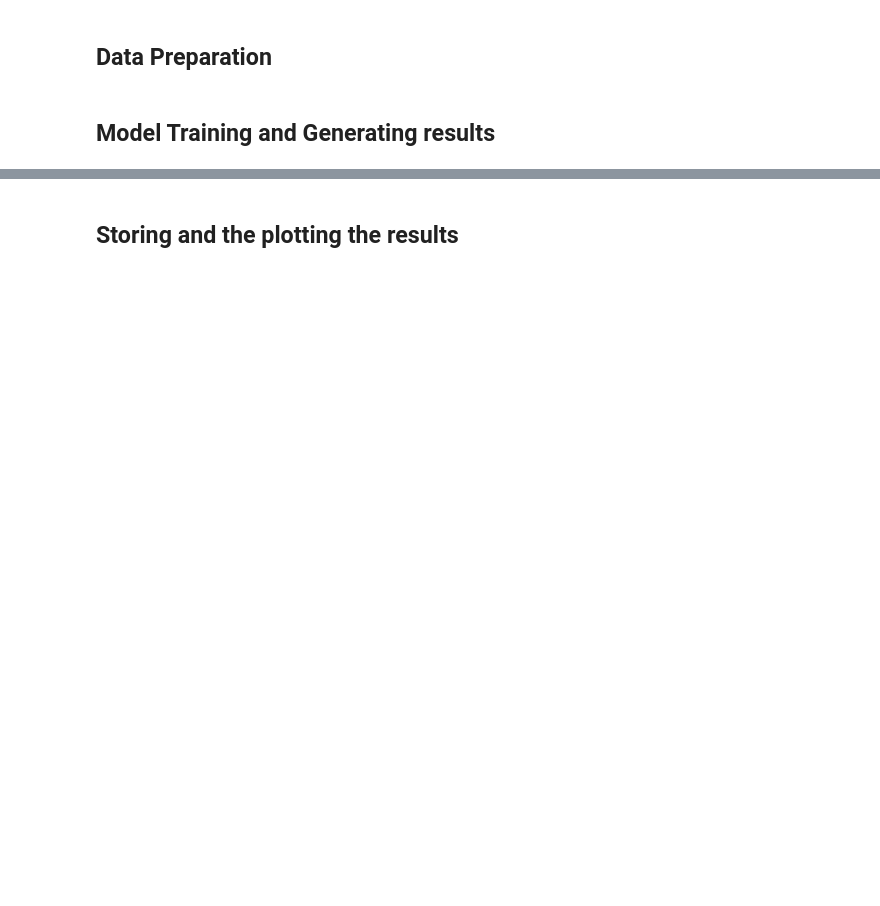
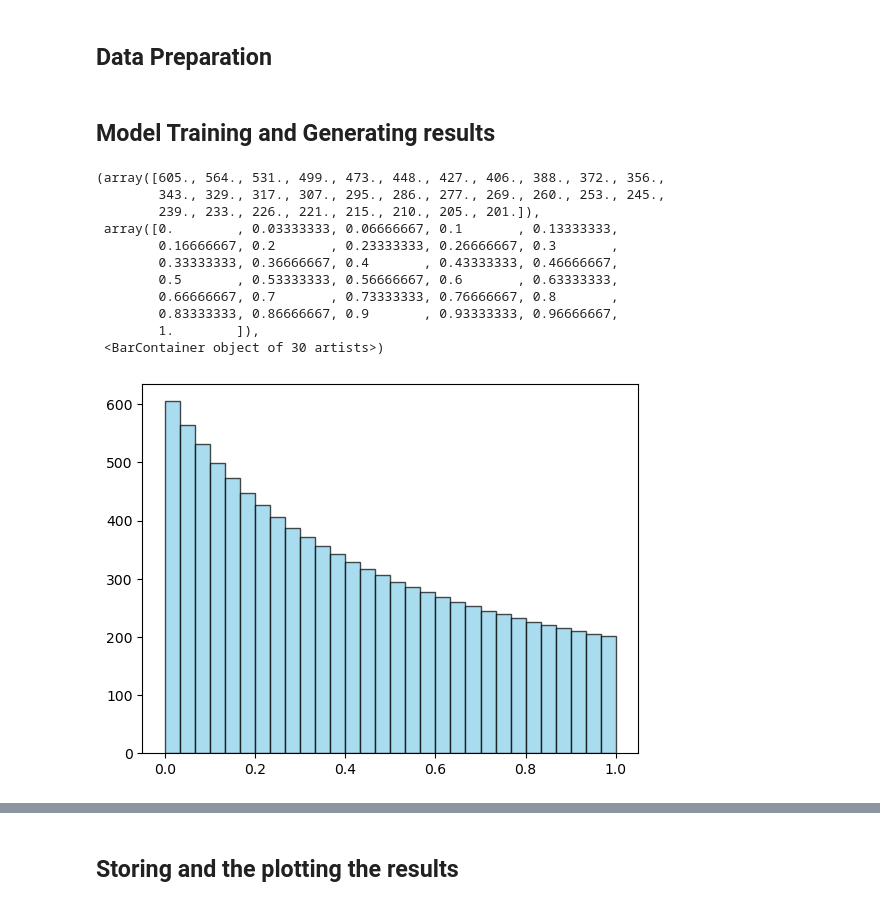
Before and after one commit to AdiistheGoat/LogisticRegressionBaseline, a Jupyter notebook: test.ipynb, the cells around one changed output, grey strips where cells are left out. Saved outputs shown, nothing was run; the diff lists cells and outputs as text; code cells hidden in the pictures; blank space fills up the shorter version.

```diff
--- a/test.ipynb
+++ b/test.ipynb
@@ -227,11 +289,26 @@ def generate_logits_arr(no_of_logits):
     # logits_arr = sorted(logits_arr_other)
 
     x = np.linspace(0, 1, no_of_logits)
-    k = 2
+    k = 1.15
     logits_arr = (np.exp(k*x) - 1) / (np.exp(k) - 1)
     return logits_arr
 # %%
-logits_arr = generate_logits_arr(3000)
+logits_arr = generate_logits_arr(10000)
+# %%
+plt.hist(logits_arr, bins=30, color='skyblue', edgecolor='black', alpha=0.7)
+# %% [output]
+(array([605., 564., 531., 499., 473., 448., 427., 406., 388., 372., 356.,
+        343., 329., 317., 307., 295., 286., 277., 269., 260., 253., 245.,
+        239., 233., 226., 221., 215., 210., 205., 201.]),
+ array([0.        , 0.03333333, 0.06666667, 0.1       , 0.13333333,
+        0.16666667, 0.2       , 0.23333333, 0.26666667, 0.3       ,
+        0.33333333, 0.36666667, 0.4       , 0.43333333, 0.46666667,
+        0.5       , 0.53333333, 0.56666667, 0.6       , 0.63333333,
+        0.66666667, 0.7       , 0.73333333, 0.76666667, 0.8       ,
+        0.83333333, 0.86666667, 0.9       , 0.93333333, 0.96666667,
+        1.        ]),
+ <BarContainer object of 30 artists>)
+[figure, added]
 # %%
 def compute_metrics(y_pred,y_true):
     """
```
Also changed, not shown: parts of 18 cells of this notebook.
